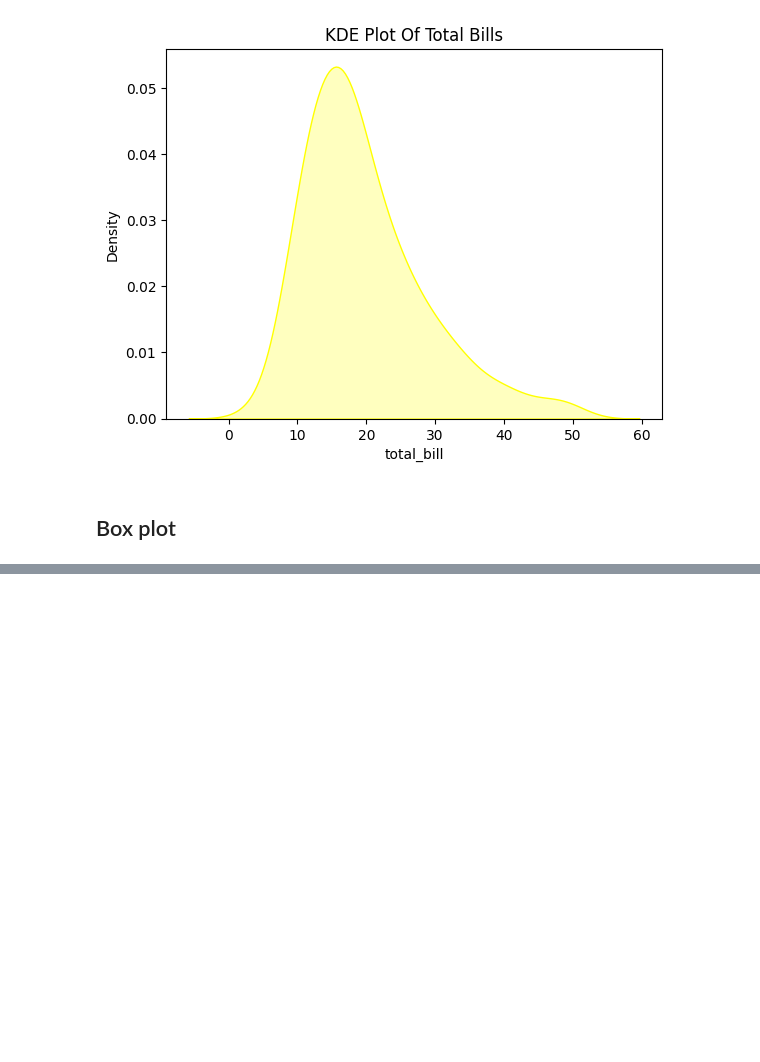
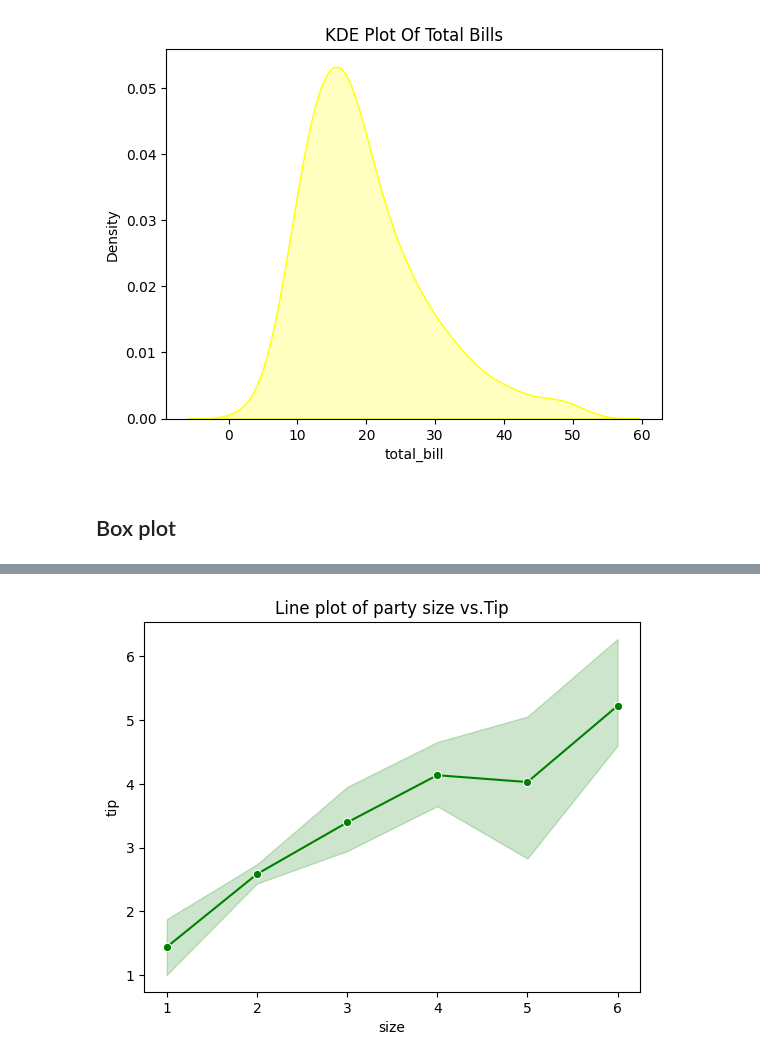
Before and after one commit to manivenkatasai9494/tekworks, a Jupyter notebook: DV/seabrrnn.ipynb, the cells around one changed output, grey strips where cells are left out. Drawn from its saved outputs; the diff is of its cells as text; code cells hidden in the pictures; blank space fills up the shorter version.

```diff
--- a/DV/seabrrnn.ipynb
+++ b/DV/seabrrnn.ipynb
@@ -76,0 +83,6 @@ Passing `palette` without assigning `hue` is deprecated and will be removed in v
+# %%
+sns.lineplot(data=tips,x="size",y="tip",marker="o",color="green")
+plt.title("Line plot of party size vs.Tip")
+plt.show()
+# %% [output]
+[figure, added]
```
Also changed, not shown: parts of 5 cells of this notebook, 27 other files.
